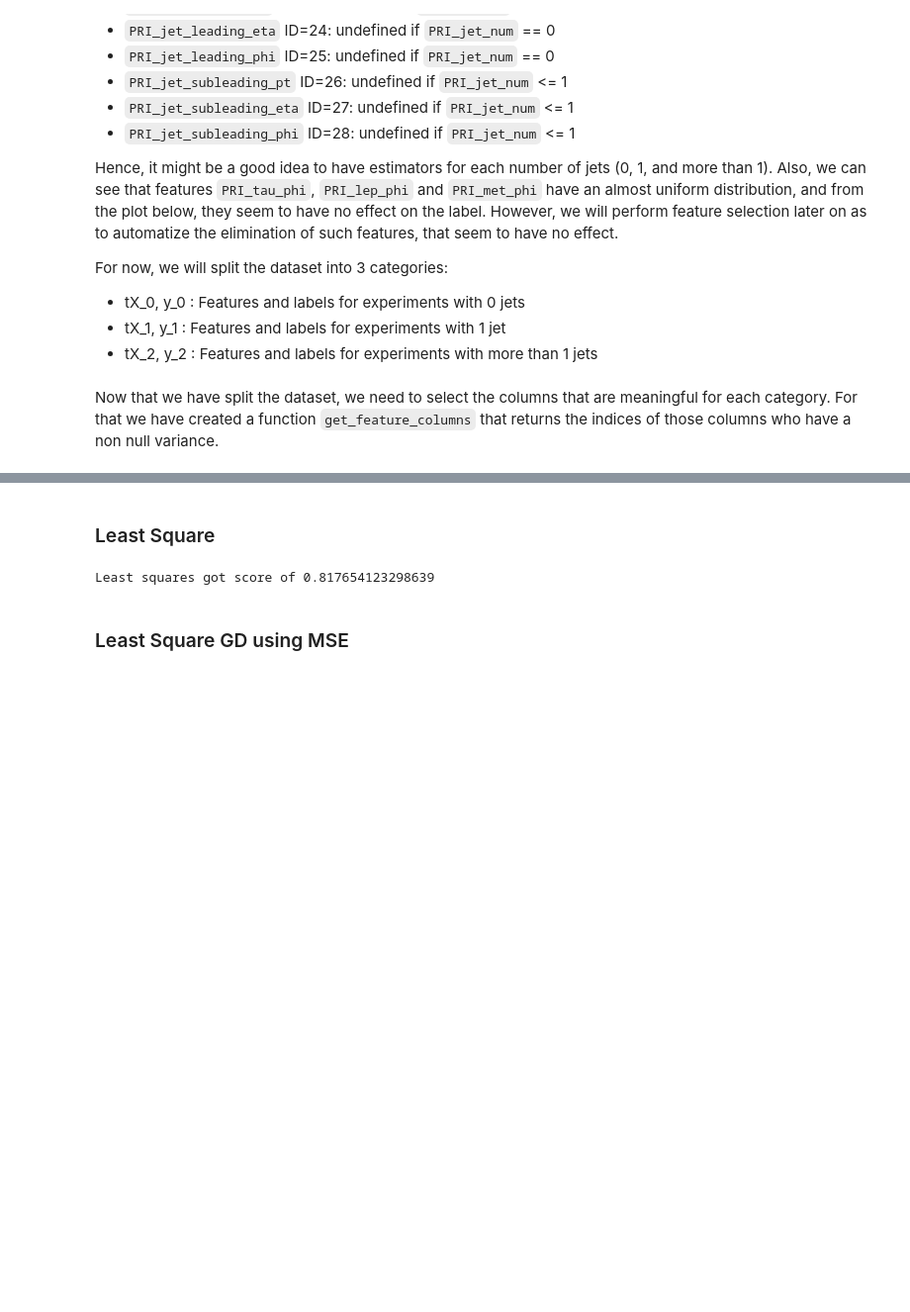
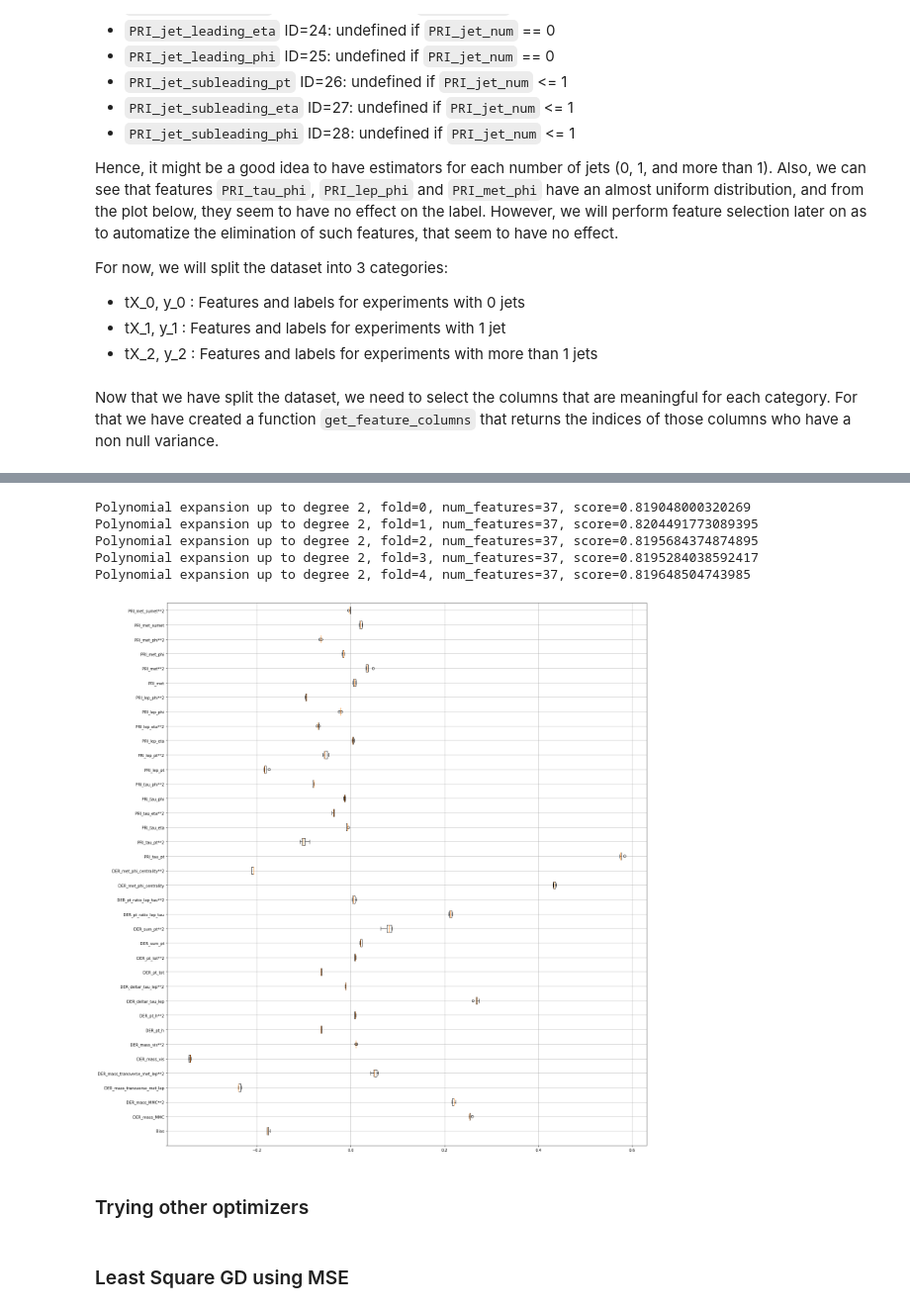
Before and after one commit to ehoelzl/ML_course, a Jupyter notebook: projects/project1/scripts/project1.ipynb, the cells around one changed output, grey strips where cells are left out. Shown at 99% size. Cells and saved outputs as stored; diff of their text form; code cells hidden in the pictures; blank space fills up the shorter version.

Commit message:
Add cross validation and feature selection

```diff
--- a/projects/project1/scripts/project1.ipynb
+++ b/projects/project1/scripts/project1.ipynb
@@ -120,11 +69,58 @@ plt.legend(["Test Accuracy", "Train accuracy"]);
-# %% [markdown]
-### Least Square
-# %%
-weights_ls = best_weights
-score_ls = compute_accuracy(y_test, x_test, weights_ls)
-print(f"Least squares got score of {score_ls}")
-# %% [output]
-Least squares got score of 0.817654123298639
+# %%
+from implementations import ridge_regression
+from proj1_helpers import compute_accuracy
+from utils import split_train_test
+
+def feature_selection(x, y, headers, k_fold, max_degrees, train_ratio):
+    max_iters = 1000
+    rate = 1e-2
+    lambda_ = 1e-2
+    results = []
+    tx, h = add_degrees_to_columns(x, headers, np.arange(1, x.shape[1]), max_degrees)
+    x_train, y_train, x_test, y_test = split_train_test(tx, y, train_ratio)
+    k_indices = build_k_indices(y_train, k_fold) # Create k_folds
+
+    for i in range(k_fold):
+        w, loss_tr, loss_val, acc_val = cross_validation_ls_gd(y_train, x_train, k_indices, i, max_iters, rate, lambda_)
+        #w, loss_tr, loss_val, acc_val = cross_validation_ridge(y_train, x_train, k_indices, i, lambda_)
+
+        acc_test = compute_accuracy(y_test, x_test, w)
+        print(f"Polynomial expansion up to degree {max_degrees}, fold={i}, num_features={tx.shape[1]}, score={acc_test}")
+        weights = dict(zip(h, w.reshape(-1)))
+        results.append((weights, acc_test))
+    return results
+# %%
+res = feature_selection(tX_0, y_0, headers_0, 5, 2, 0.75)
+# %% [output]
+Polynomial expansion up to degree 2, fold=0, num_features=37, score=0.819048000320269
+Polynomial expansion up to degree 2, fold=1, num_features=37, score=0.8204491773089395
+Polynomial expansion up to degree 2, fold=2, num_features=37, score=0.8195684374874895
+Polynomial expansion up to degree 2, fold=3, num_features=37, score=0.8195284038592417
+Polynomial expansion up to degree 2, fold=4, num_features=37, score=0.819648504743985
+# %%
+weights = {}
+for e in res:
+    w = e[0]
+    for k, v in w.items():
+        if k not in weights:
+            weights[k] = np.array([v])
+        else:
+            weights[k] = np.append(weights[k], v)
+
+#weights_avg = {k: (np.mean(v), np.std(v)) for k, v in weights_avg.items()}
+# %%
+fig, ax = plt.subplots(figsize=(20, 20))
+plt.grid(True)
+f_names, values = list(weights.keys()), list(weights.values())
+plt.boxplot(values, vert=False)
+plt.yticks(np.arange(len(f_names)+1), [""] + f_names);
+#fig.suptitle("Weights for each feature")
+#ax.set_ylabel("Weight");
+plt.tight_layout()
+# %% [output]
+[figure, added]
+# %% [markdown]
+### Trying other optimizers
 # %% [markdown]
 ### Least Square GD using MSE
 # %%
```
Also changed, not shown: parts of 22 cells of this notebook, 4 other files.
